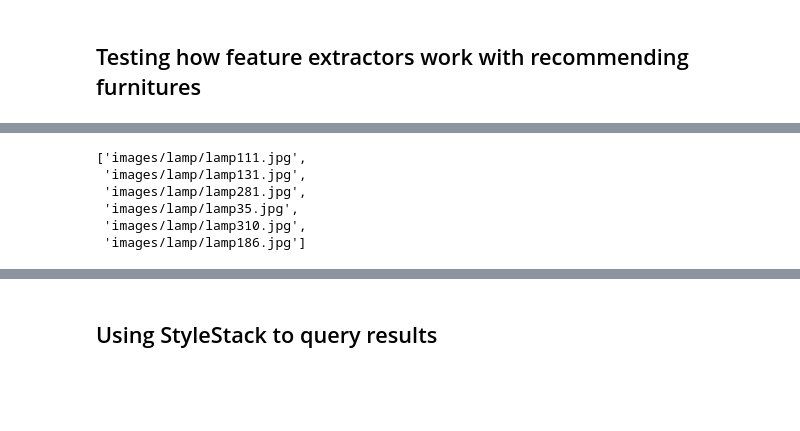
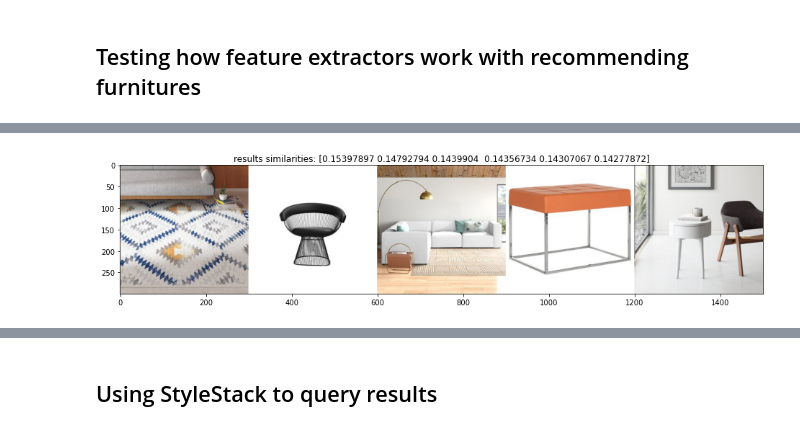
Before and after one commit to kimtaeuk1995/MODERN, a Jupyter notebook: recommendations.ipynb, the cells around one changed output, grey strips where cells are left out. Cells and saved outputs as stored; diff of their text form; code cells hidden in the pictures; blank space fills up the shorter version.

```diff
--- a/recommendations.ipynb
+++ b/recommendations.ipynb
@@ -345,9 +357,9 @@ def similarity_search(V, v_query, file_mapping, n_results=6):
     #query_img = get_concatenated_images([file_mapping[query_idx]])
     results_img = get_concatenated_images(closest_paths[1:])
 
-    plt.figure(figsize=(5, 5))
-    plt.imshow(query_img)
-    plt.title('query image')
+    # plt.figure(figsize=(5, 5))
+    # plt.imshow(compare)
+    # plt.title('query image')
 
     plt.figure(figsize=(16, 12))
     plt.imshow(results_img)
@@ -376,14 +375,7 @@ fc1 results
 # %%
-preprocessing.normalize(fc1_extractor.predict(load_image('test/test1.jpg', model.input_shape[1:3])[1]), norm='l2').reshape(4096, )
 compare = preprocessing.normalize(
         fc1_extractor.predict(image_upload(Image.open('test/test1.jpg'), model.input_shape[1:3])[1]), norm="l2",
     ).reshape(4096,)
-similarity_search(V_1_norm_lamp, a, file_mapping_lamp)
-similarity_search(V_1_norm_lamp, compare, file_mapping_lamp)
+similarity_search(V_1_norm, compare, file_mapping)
 # %% [output]
-['images/lamp/lamp111.jpg',
- 'images/lamp/lamp131.jpg',
- 'images/lamp/lamp281.jpg',
- 'images/lamp/lamp35.jpg',
- 'images/lamp/lamp310.jpg',
- 'images/lamp/lamp186.jpg']
+[figure, added]
```
Also changed, not shown: parts of 3 cells of this notebook, 1 other file.
